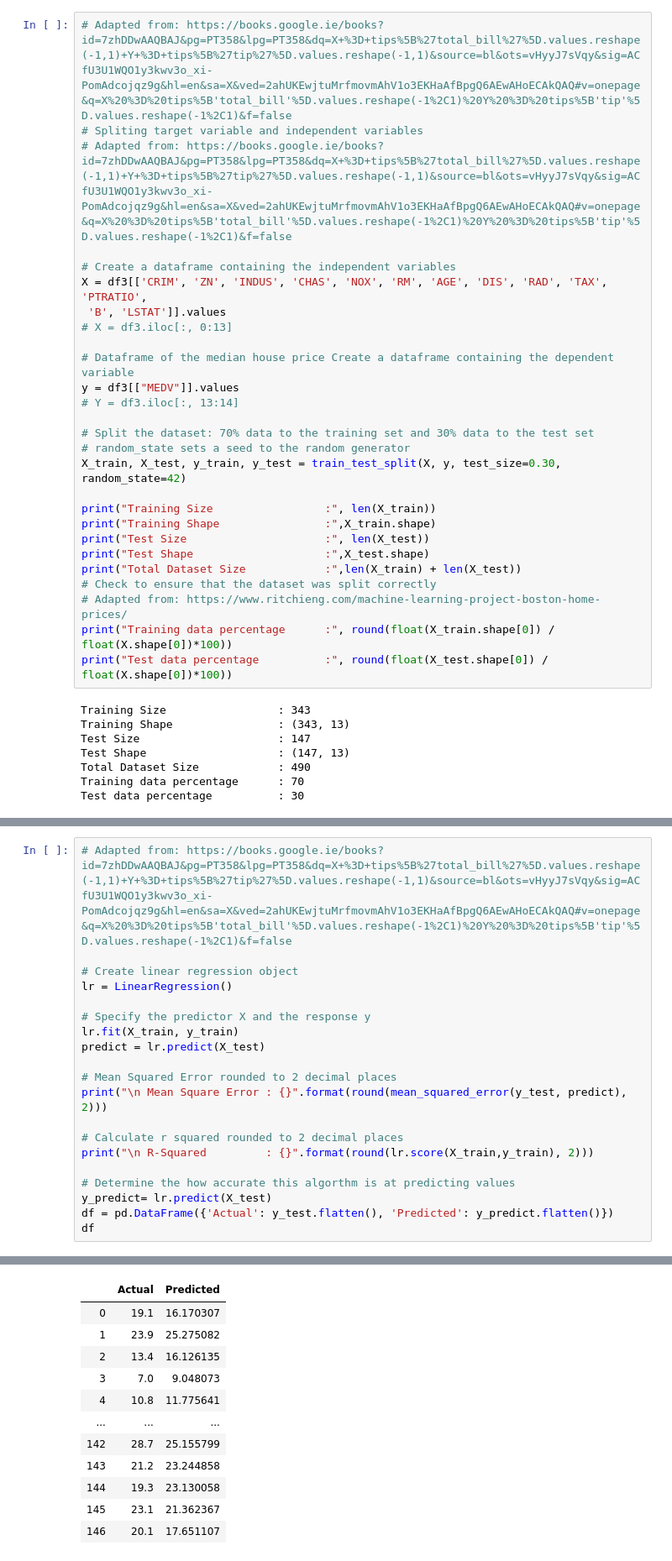
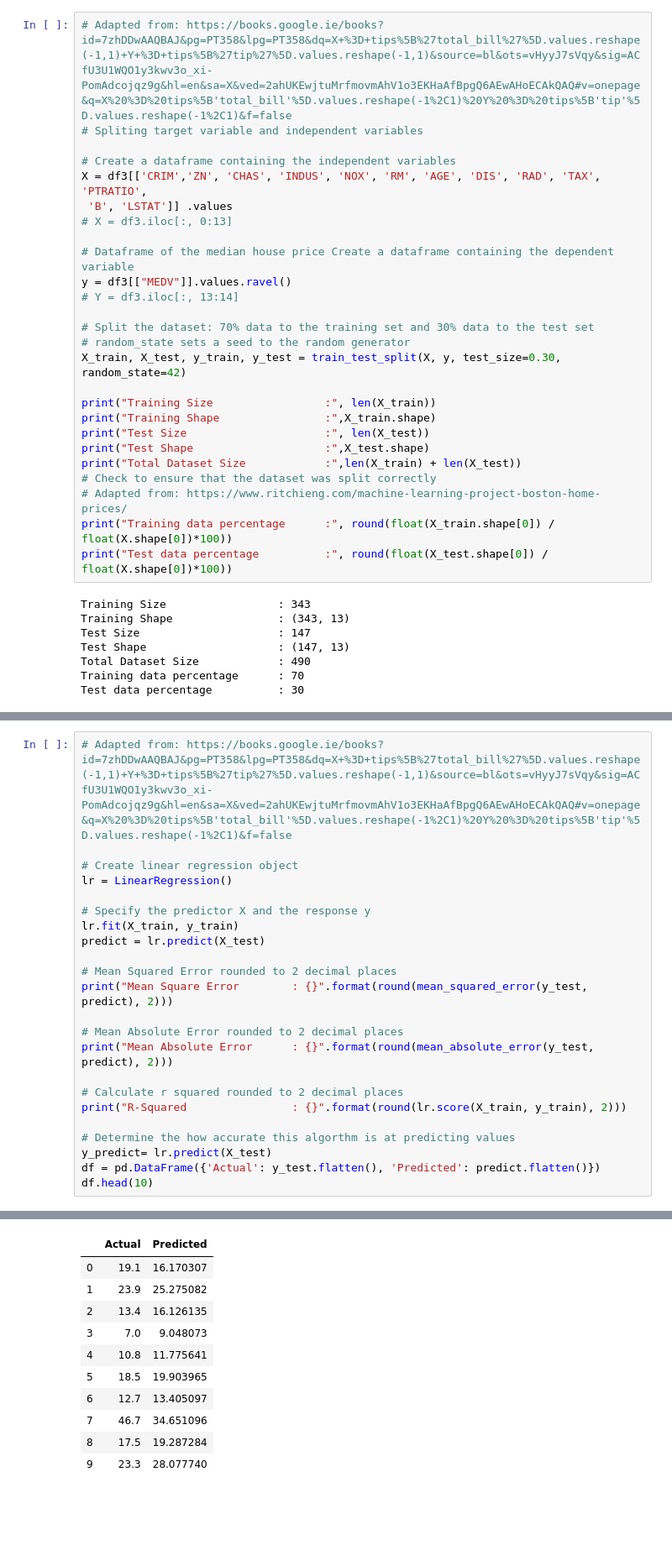
Before and after one commit to Roisin-Fallon/Machine-Learning-and-Statistics-Assessment-2019, a Jupyter notebook: Project.ipynb, the cells around one changed output, grey strips where cells are left out. Shown at 84% size. Saved outputs shown, nothing was run; the diff lists cells and outputs as text; blank space fills up the shorter version.

```diff
--- a/Project.ipynb
+++ b/Project.ipynb
@@ -771,15 +992,14 @@ df3 = df2[df2['MEDV']<50]
 # %%
 # Adapted from: https://books.google.ie/books?id=7zhDDwAAQBAJ&pg=PT358&lpg=PT358&dq=X+%3D+tips%5B%27total_bill%27%5D.values.reshape(-1,1)+Y+%3D+tips%5B%27tip%27%5D.values.reshape(-1,1)&source=bl&ots=vHyyJ7sVqy&sig=ACfU3U1WQO1y3kwv3o_xi-PomAdcojqz9g&hl=en&sa=X&ved=2ahUKEwjtuMrfmovmAhV1o3EKHaAfBpgQ6AEwAHoECAkQAQ#v=onepage&q=X%20%3D%20tips%5B'total_bill'%5D.values.reshape(-1%2C1)%20Y%20%3D%20tips%5B'tip'%5D.values.reshape(-1%2C1)&f=false
 # Spliting target variable and independent variables
-# Adapted from: https://books.google.ie/books?id=7zhDDwAAQBAJ&pg=PT358&lpg=PT358&dq=X+%3D+tips%5B%27total_bill%27%5D.values.reshape(-1,1)+Y+%3D+tips%5B%27tip%27%5D.values.reshape(-1,1)&source=bl&ots=vHyyJ7sVqy&sig=ACfU3U1WQO1y3kwv3o_xi-PomAdcojqz9g&hl=en&sa=X&ved=2ahUKEwjtuMrfmovmAhV1o3EKHaAfBpgQ6AEwAHoECAkQAQ#v=onepage&q=X%20%3D%20tips%5B'total_bill'%5D.values.reshape(-1%2C1)%20Y%20%3D%20tips%5B'tip'%5D.values.reshape(-1%2C1)&f=false
 
 # Create a dataframe containing the independent variables
-X = df3[['CRIM', 'ZN', 'INDUS', 'CHAS', 'NOX', 'RM', 'AGE', 'DIS', 'RAD', 'TAX', 'PTRATIO',
- 'B', 'LSTAT']].values
+X = df3[['CRIM','ZN', 'CHAS', 'INDUS', 'NOX', 'RM', 'AGE', 'DIS', 'RAD', 'TAX', 'PTRATIO',
+ 'B', 'LSTAT']] .values
 # X = df3.iloc[:, 0:13]
 
 # Dataframe of the median house price Create a dataframe containing the dependent variable
-y = df3[["MEDV"]].values
+y = df3[["MEDV"]].values.ravel()
 # Y = df3.iloc[:, 13:14]
 
 # Split the dataset: 70% data to the training set and 30% data to the test set
@@ -891,13 +1344,16 @@ lr.fit(X_train, y_train)
 predict = lr.predict(X_test)
 
 # Mean Squared Error rounded to 2 decimal places
-print("\n Mean Square Error : {}".format(round(mean_squared_error(y_test, predict), 2)))
+print("Mean Square Error        : {}".format(round(mean_squared_error(y_test, predict), 2)))
+
+# Mean Absolute Error rounded to 2 decimal places
+print("Mean Absolute Error      : {}".format(round(mean_absolute_error(y_test, predict), 2)))
 
 # Calculate r squared rounded to 2 decimal places
-print("\n R-Squared         : {}".format(round(lr.score(X_train,y_train), 2)))
+print("R-Squared                : {}".format(round(lr.score(X_train, y_train), 2)))
 
 # Determine the how accurate this algorthm is at predicting values
 y_predict= lr.predict(X_test)
-df = pd.DataFrame({'Actual': y_test.flatten(), 'Predicted': y_predict.flatten()})
-df
+df = pd.DataFrame({'Actual': y_test.flatten(), 'Predicted': predict.flatten()})
+df.head(10)
 # %% [output]
@@ -907,12 +1363,11 @@ df
 |  | Actual | Predicted |
 | 0 | 19.1 | 16.170307 |
 | 1 | 23.9 | 25.275082 |
 | 2 | 13.4 | 16.126135 |
 | 3 | 7.0 | 9.048073 |
 | 4 | 10.8 | 11.775641 |
-| ... | ... | ... |
-| 142 | 28.7 | 25.155799 |
-| 143 | 21.2 | 23.244858 |
-| 144 | 19.3 | 23.130058 |
-| 145 | 23.1 | 21.362367 |
-| 146 | 20.1 | 17.651107 |
+| 5 | 18.5 | 19.903965 |
+| 6 | 12.7 | 13.405097 |
+| 7 | 46.7 | 34.651096 |
+| 8 | 17.5 | 19.287284 |
+| 9 | 23.3 | 28.077740 |
```
Also changed, not shown: parts of 122 cells of this notebook, 2 other files.
